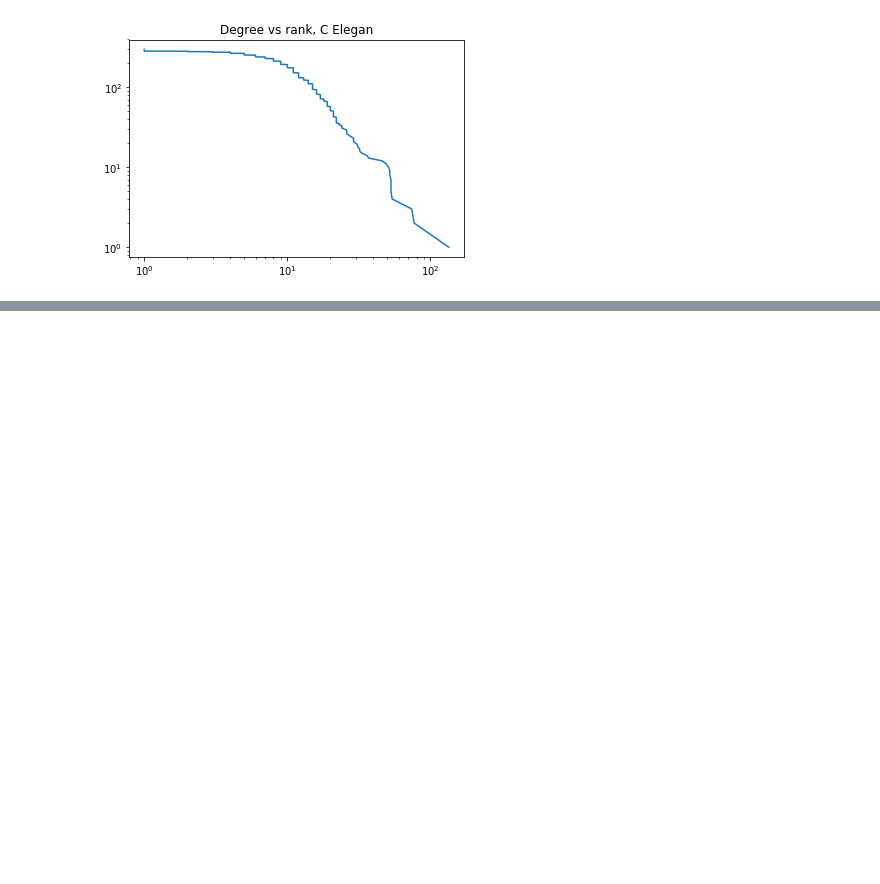
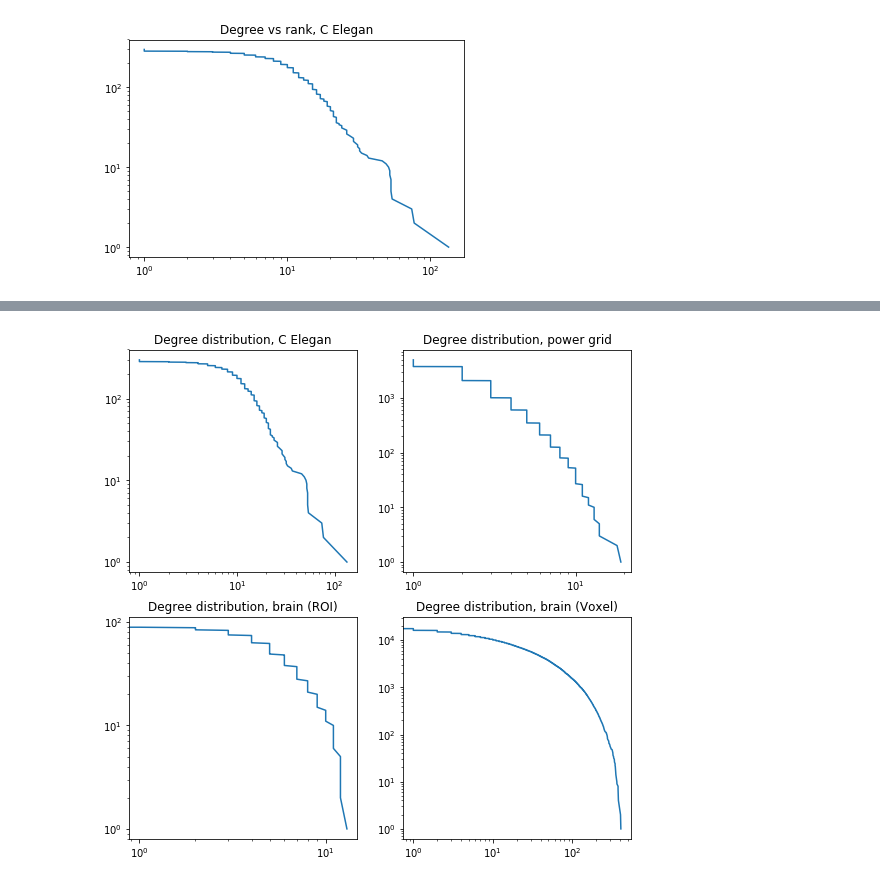
Before and after one commit to sathayas/JupyterConnectivitySpring2019, a Jupyter notebook: NetworkStats.ipynb, the cells around one changed output, grey strips where cells are left out. Saved outputs shown, nothing was run; the diff lists cells and outputs as text; code cells hidden in the pictures; blank space fills up the shorter version.

```diff
--- a/NetworkStats.ipynb
+++ b/NetworkStats.ipynb
@@ -286,0 +283,36 @@ Much better! This plot represents the cumulative degree distribution. ====mentio
+# %%
+###### Cumulative distribution plots
+sk_CEleg = sorted(k_CEleg, reverse=True)
+sk_Power = sorted(k_Power, reverse=True)
+sk_ROI = sorted(k_ROI, reverse=True)
+sk_Voxel = sorted(k_Voxel, reverse=True)
+
+plt.figure(figsize=[9,9])
+
+plt.subplot(221)
+plt.plot(sk_CEleg, np.arange(1,len(sk_CEleg)+1))
+plt.title('Degree distribution, C Elegan')
+plt.xscale('log')
+plt.yscale('log')
+
+plt.subplot(222)
+plt.plot(sk_Power, np.arange(1,len(sk_Power)+1))
+plt.title('Degree distribution, power grid')
+plt.xscale('log')
+plt.yscale('log')
+
+plt.subplot(223)
+plt.plot(sk_ROI, np.arange(1,len(sk_ROI)+1))
+plt.title('Degree distribution, brain (ROI)')
+plt.xscale('log')
+plt.yscale('log')
+
+plt.subplot(224)
+plt.plot(sk_Voxel, np.arange(1,len(sk_Voxel)+1))
+plt.title('Degree distribution, brain (Voxel)')
+plt.xscale('log')
+plt.yscale('log')
+
+plt.show()
+# %% [output]
+[figure, added]
```
Also changed, not shown: parts of 15 cells of this notebook.
